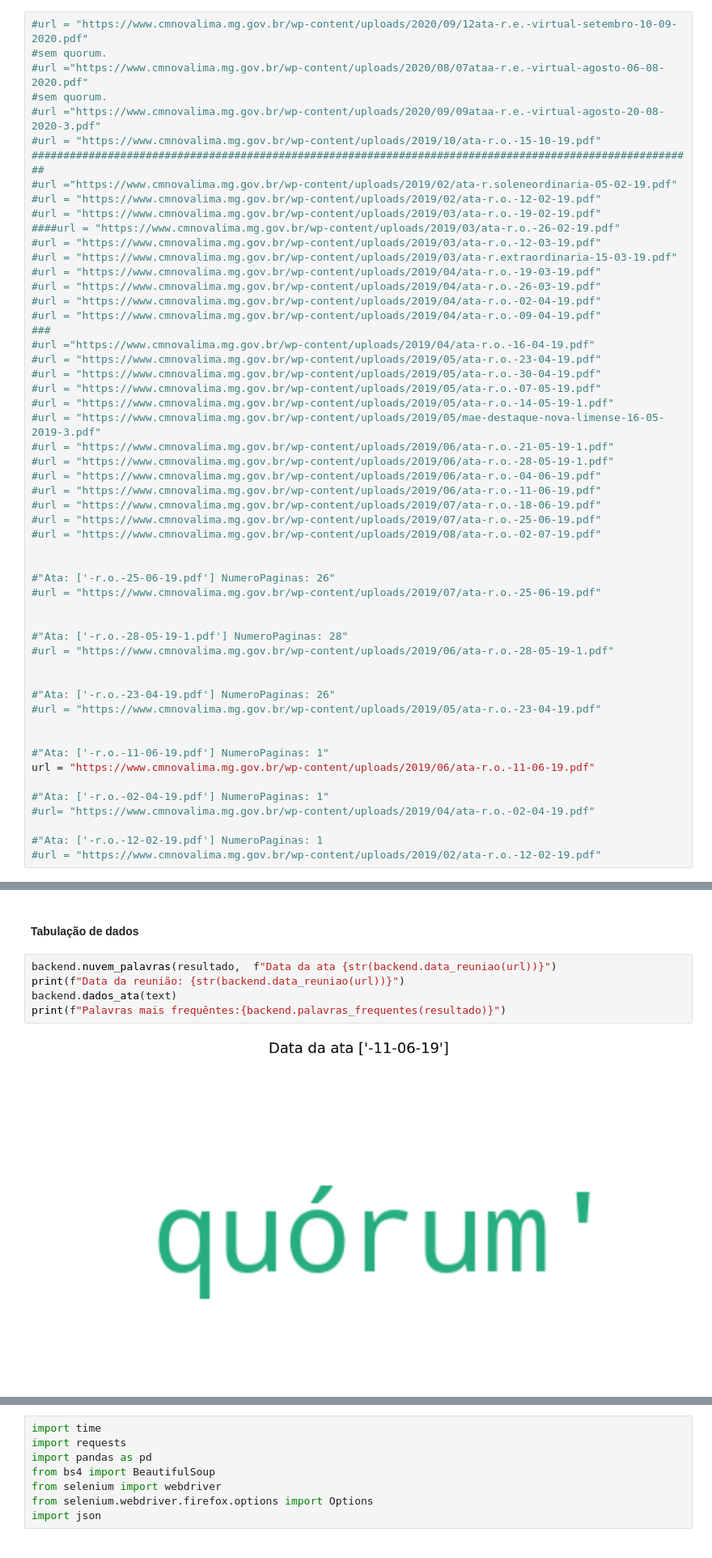
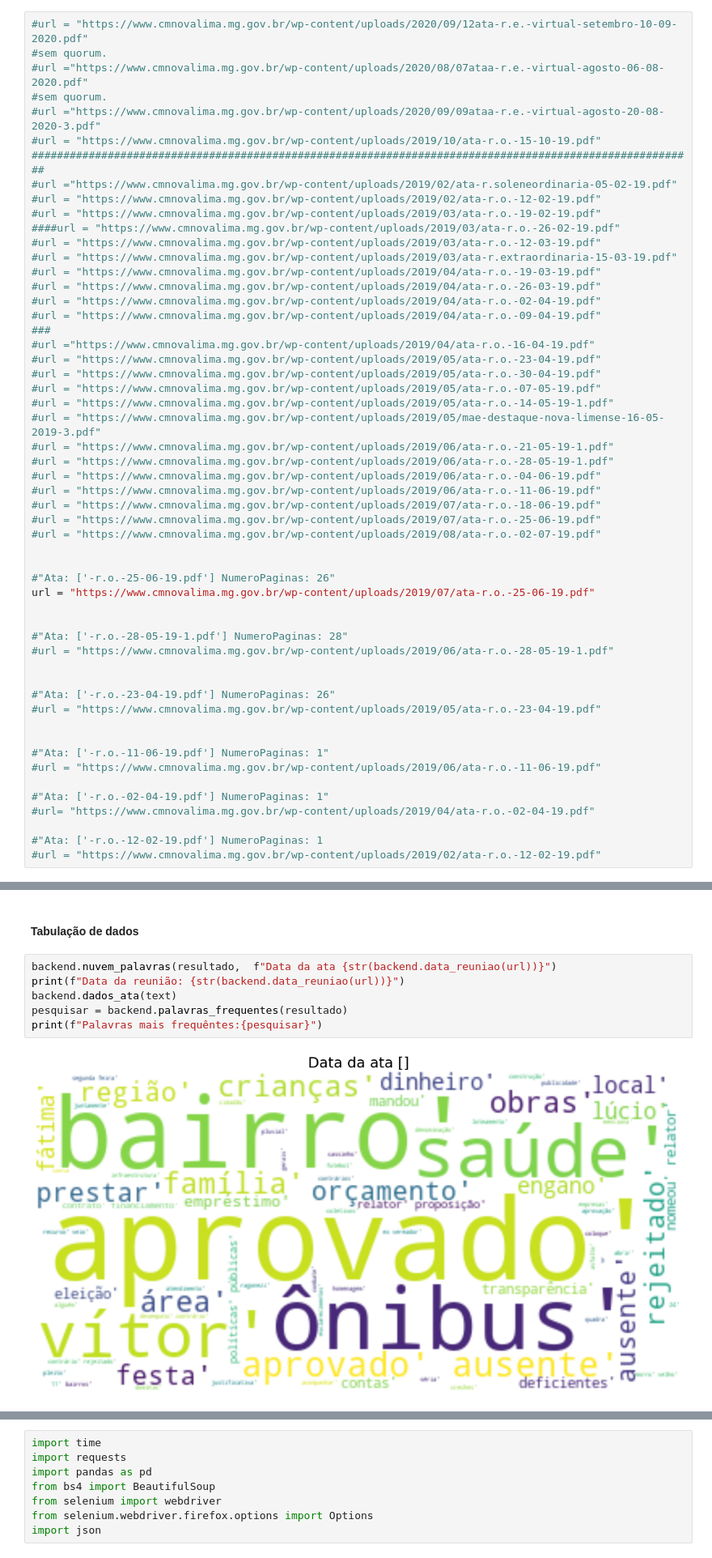
Before and after one commit to MichelAngelo7/NovaLima, a Jupyter notebook: Nuvem de palavras/NuvemDePalavrasPdfMiner.ipynb, the cells around one changed output, grey strips where cells are left out. Shown at 81% size. Cells and saved outputs as stored; diff of their text form.

```diff
--- a/Nuvem de palavras/NuvemDePalavrasPdfMiner.ipynb
+++ b/Nuvem de palavras/NuvemDePalavrasPdfMiner.ipynb
@@ -35,7 +35,7 @@ from funcionalidades import backend
 
 
 #"Ata: ['-r.o.-25-06-19.pdf'] NumeroPaginas: 26"
-#url = "https://www.cmnovalima.mg.gov.br/wp-content/uploads/2019/07/ata-r.o.-25-06-19.pdf"
+url = "https://www.cmnovalima.mg.gov.br/wp-content/uploads/2019/07/ata-r.o.-25-06-19.pdf"
 
 
 #"Ata: ['-r.o.-28-05-19-1.pdf'] NumeroPaginas: 28"
@@ -47,7 +47,7 @@ from funcionalidades import backend
 
 
 #"Ata: ['-r.o.-11-06-19.pdf'] NumeroPaginas: 1"
-url = "https://www.cmnovalima.mg.gov.br/wp-content/uploads/2019/06/ata-r.o.-11-06-19.pdf"
+#url = "https://www.cmnovalima.mg.gov.br/wp-content/uploads/2019/06/ata-r.o.-11-06-19.pdf"
 
 #"Ata: ['-r.o.-02-04-19.pdf'] NumeroPaginas: 1"
 #url= "https://www.cmnovalima.mg.gov.br/wp-content/uploads/2019/04/ata-r.o.-02-04-19.pdf"
@@ -80,7 +80,8 @@ backend.palavras_frequentes(resultado)
 # %%
 backend.nuvem_palavras(resultado,  f"Data da ata {str(backend.data_reuniao(url))}")
 print(f"Data da reunião: {str(backend.data_reuniao(url))}")
 backend.dados_ata(text)
-print(f"Palavras mais frequêntes:{backend.palavras_frequentes(resultado)}")
+pesquisar = backend.palavras_frequentes(resultado)
+print(f"Palavras mais frequêntes:{pesquisar}")
 # %% [output]
-[figure, old version]
+[figure, new version]
```
Also changed, not shown: parts of 5 cells of this notebook, 4 other files.
